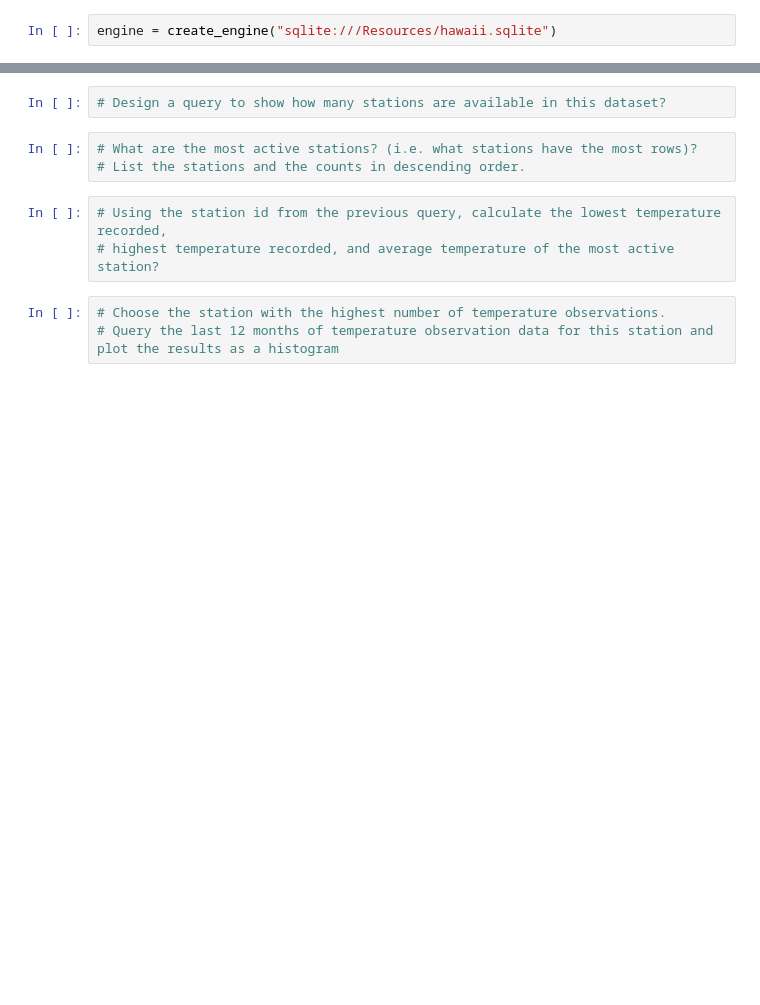
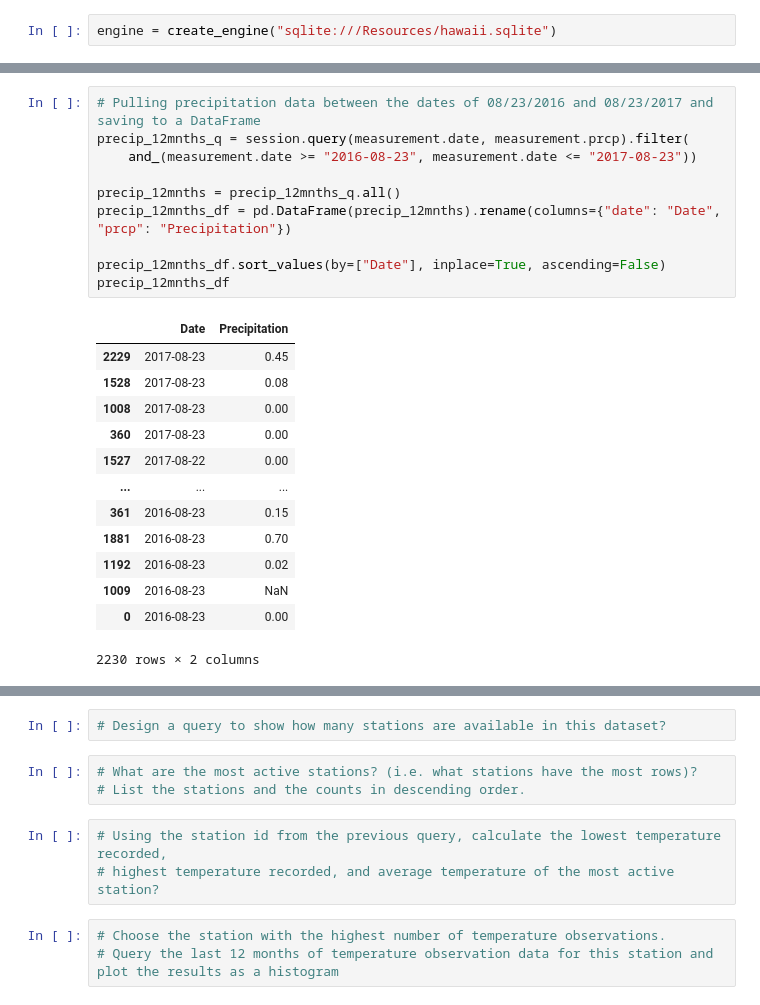
Before and after one commit to Slyssy/sqlalchemy-challenge, a Jupyter notebook: climate.ipynb, the cells around one changed output, grey strips where cells are left out. Drawn from its saved outputs; the diff is of its cells as text; blank space fills up the shorter version.

```diff
--- a/climate.ipynb
+++ b/climate.ipynb
@@ -120,0 +83,24 @@ print(session.query(func.count(station.id)).first()[0])
+# %%
+# Pulling precipitation data between the dates of 08/23/2016 and 08/23/2017 and saving to a DataFrame
+precip_12mnths_q = session.query(measurement.date, measurement.prcp).filter(
+    and_(measurement.date >= "2016-08-23", measurement.date <= "2017-08-23"))
+
+precip_12mnths = precip_12mnths_q.all()
+precip_12mnths_df = pd.DataFrame(precip_12mnths).rename(columns={"date": "Date", "prcp": "Precipitation"})
+
+precip_12mnths_df.sort_values(by=["Date"], inplace=True, ascending=False)
+precip_12mnths_df
+# %% [output]
+|  | Date | Precipitation |
+| 2229 | 2017-08-23 | 0.45 |
+| 1528 | 2017-08-23 | 0.08 |
+| 1008 | 2017-08-23 | 0.00 |
+| 360 | 2017-08-23 | 0.00 |
+| 1527 | 2017-08-22 | 0.00 |
+| ... | ... | ... |
+| 361 | 2016-08-23 | 0.15 |
+| 1881 | 2016-08-23 | 0.70 |
+| 1192 | 2016-08-23 | 0.02 |
+| 1009 | 2016-08-23 | NaN |
+| 0 | 2016-08-23 | 0.00 |
+2230 rows × 2 columns
```
Also changed, not shown: parts of 22 cells of this notebook.
